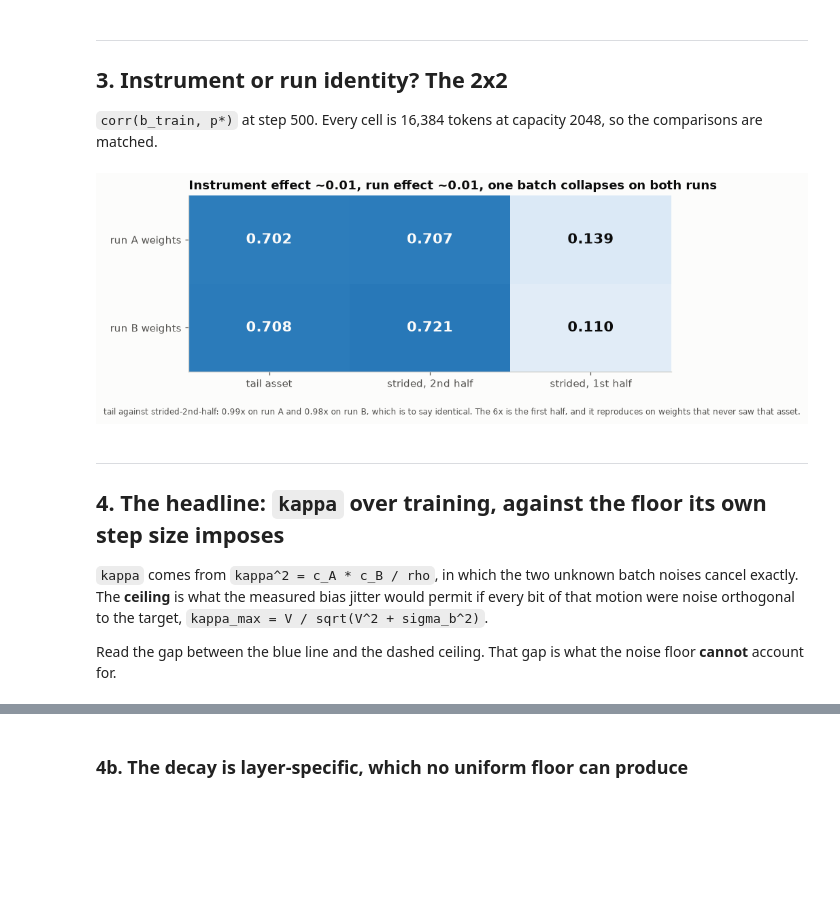
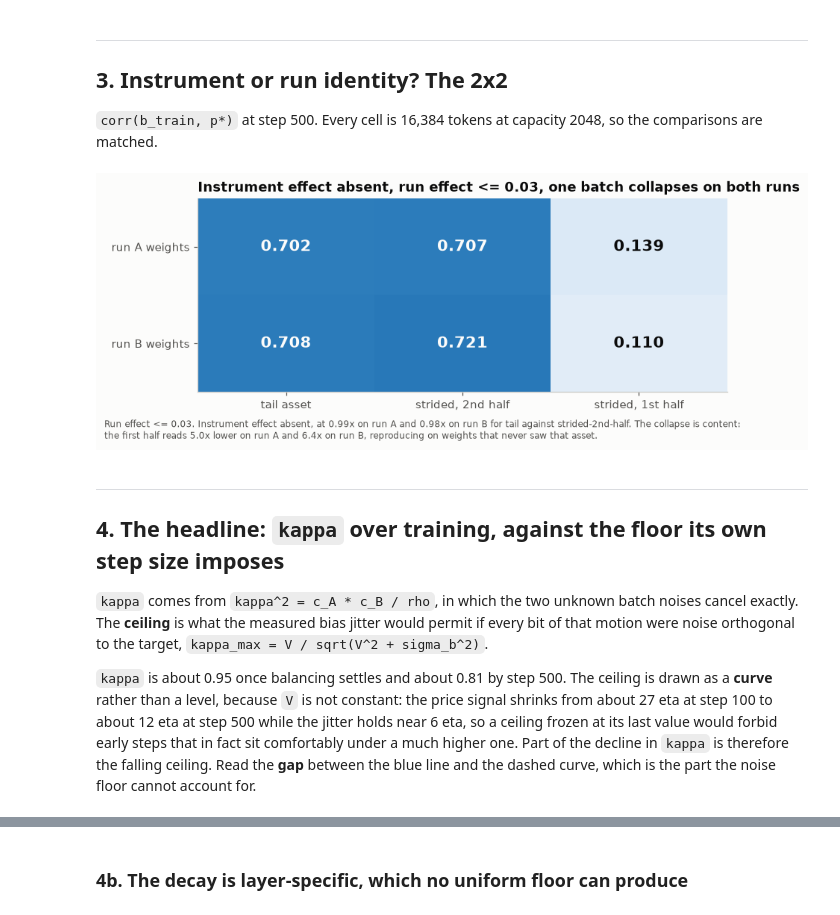
Before and after one commit to oberpierre/moe-congestion-routing, a Jupyter notebook: notebooks/alflb_price_internalization.ipynb, the cells around one changed output, grey strips where cells are left out. Saved outputs shown, nothing was run; the diff lists cells and outputs as text; code cells hidden in the pictures; blank space fills up the shorter version.

```diff
--- a/notebooks/alflb_price_internalization.ipynb
+++ b/notebooks/alflb_price_internalization.ipynb
@@ -135,6 +139,10 @@ for key, (label, colour) in runs.items():
     for r in rows:
         if key in r["dump"]:
             worst[int(r["step"])] = max(worst[int(r["step"])], num(r, "max_load_over_balanced"))
+    dead = defaultdict(int)
+    for r in rows:
+        if key in r["dump"]:
+            dead[int(r["step"])] += int(r["dead_experts"])
     steps = sorted(worst)
     values = [worst[s] for s in steps]
     ax.plot(steps, values, "-o", color=colour, lw=2, ms=5, label=label, zorder=3)
@@ -150,20 +158,35 @@ for key, (label, colour) in runs.items():
             zorder=4,
         )
 
+    starved = [(s, v) for s, v in zip(steps, values, strict=True) if dead[s]]
+    if starved:
+        ax.scatter(
+            [b[0] for b in starved],
+            [b[1] for b in starved],
+            marker="x",
+            s=70,
+            color=INK,
+            lw=1.6,
+            zorder=5,
+        )
+
+worst_starved = max(int(r["dead_experts"]) for r in rows)
 ax.axhline(LIMIT, color=INK, lw=1.4, ls="--", zorder=2)
-ax.annotate(f"refusing gate, {LIMIT} x L", (516, LIMIT), va="center", fontsize=9, color=INK)
+ax.annotate(f"refusing gate, {LIMIT} x L", (516, LIMIT + 0.1), va="bottom", fontsize=9, color=INK)
 ax.annotate("worst unit that behaves 3.26", (516, 3.20), va="top", fontsize=8, color=MUTED)
 ax.annotate("mildest distorted unit 4.04", (516, 4.12), va="bottom", fontsize=8, color=MUTED)
 ax.set_xlabel("training step")
 ax.set_ylabel("max deployed load / balanced load L")
-ax.set_title("The gate: routing concentration decides whether a batch has a usable price")
+ax.set_title("The gate: two criteria decide whether a batch is allowed to have a price")
 ax.set_xlim(-15, 760)
 ax.legend(frameon=False, loc="upper right")
 fig.text(
     0.008,
     -0.02,
-    "Circled means refused. Steps 0-75 fail on both runs, so the pre-balancing "
-    "window is derived by this one rule rather than declared separately.",
+    "Circled: refused for concentration. Crossed: at least one expert received zero tokens, "
+    f"which does most of the refusing at steps 25 and 50 and reaches {worst_starved} of 64 "
+    "unvisited.\nSteps 0-75 fail on both runs, so the pre-balancing window is derived by these "
+    "rules rather than declared separately.",
     fontsize=8,
     color=MUTED,
 )
@@ -241,38 +264,43 @@ for r in rows:
 columns = ["tail/h1", "strided/h2", "strided/h1"]
 labels = ["tail asset", "strided, 2nd half", "strided, 1st half"]
 grid = np.array([[float(np.mean(cell[(run, c)])) for c in columns] for run in ("a", "b")])
 
 fig, ax = plt.subplots(figsize=(7.8, 3.1))
 ax.imshow(grid, cmap="Blues", vmin=0, vmax=1, aspect="auto")
 for i in range(grid.shape[0]):
     for j in range(grid.shape[1]):
         ax.text(
             j,
             i,
             f"{grid[i, j]:.3f}",
             ha="center",
             va="center",
             fontsize=14,
             color="#fcfcfb" if grid[i, j] > 0.55 else INK,
             fontweight="bold",
         )
 ax.set_xticks(range(3), labels)
 ax.set_yticks(range(2), ["run A weights", "run B weights"])
-ax.set_title("Instrument effect ~0.01, run effect ~0.01, one batch collapses on both runs")
+ax.set_title(
+    f"Instrument effect absent, run effect <= {np.abs(grid[0] - grid[1]).max():.2f}, "
+    "one batch collapses on both runs"
+)
 ax.grid(False)
 fig.text(
     0.008,
     -0.06,
-    f"tail against strided-2nd-half: {grid[0, 0] / grid[0, 1]:.2f}x on run A and "
-    f"{grid[1, 0] / grid[1, 1]:.2f}x on run B, which is to say identical. The 6x is the first "
-    "half, and it reproduces on weights that never saw that asset.",
+    f"Run effect <= {np.abs(grid[0] - grid[1]).max():.2f}. Instrument effect absent, at "
+    f"{grid[0, 0] / grid[0, 1]:.2f}x on run A and {grid[1, 0] / grid[1, 1]:.2f}x on run B for "
+    "tail against strided-2nd-half. The collapse is content:\n"
+    f"the first half reads {grid[0, 0] / grid[0, 2]:.1f}x lower on run A and "
+    f"{grid[1, 0] / grid[1, 2]:.1f}x on run B, reproducing on weights that never saw that asset.",
     fontsize=8,
     color=MUTED,
 )
 fig.tight_layout()
 plt.show()
 # %% [output]
-[figure, old version]
+[figure, new version]
 # %% [markdown]
 ---
 ## 4. The headline: `kappa` over training, against the floor its own step size imposes
@@ -281,8 +309,12 @@ plt.show()
 exactly. The **ceiling** is what the measured bias jitter would permit if every bit of that motion
 were noise orthogonal to the target, `kappa_max = V / sqrt(V^2 + sigma_b^2)`.
 
-Read the gap between the blue line and the dashed ceiling. That gap is what the noise floor
-**cannot** account for.
+`kappa` is about 0.95 once balancing settles and about 0.81 by step 500. The ceiling is drawn as
+a **curve** rather than a level, because `V` is not constant: the price signal shrinks from about
+27 eta at step 100 to about 12 eta at step 500 while the jitter holds near 6 eta, so a ceiling
+frozen at its last value would forbid early steps that in fact sit comfortably under a much higher
+one. Part of the decline in `kappa` is therefore the falling ceiling. Read the **gap** between the
+blue line and the dashed curve, which is the part the noise floor cannot account for.
 # %%
 traj = load("kappa-trajectory_cross-asset_21-steps.csv")
 jitter = {
```
Also changed, not shown: parts of 8 cells of this notebook, 2 other files.
